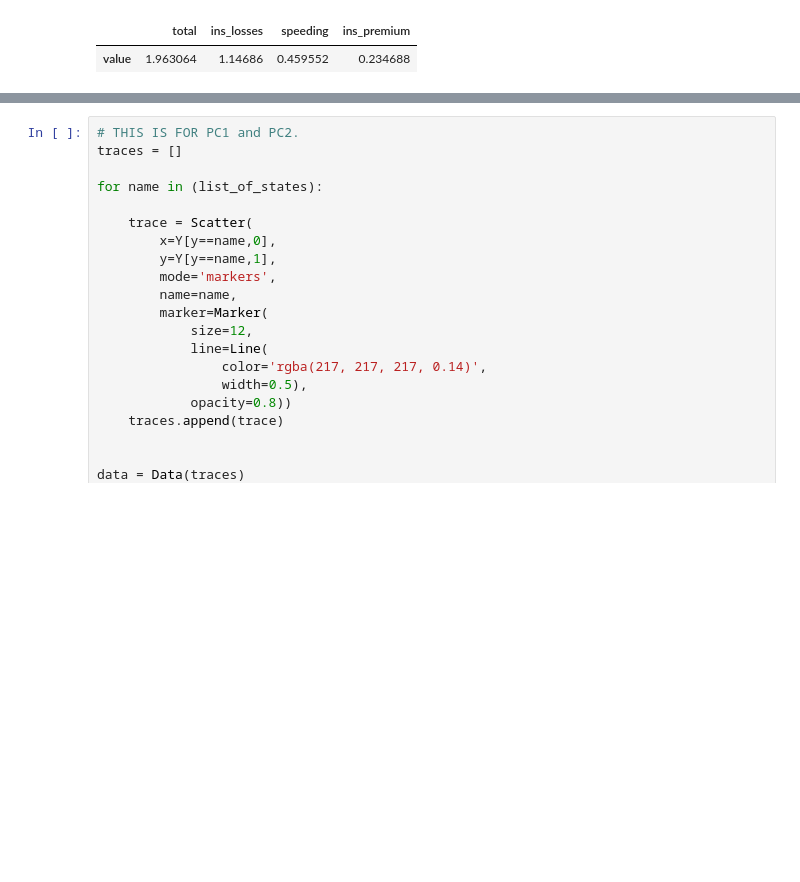
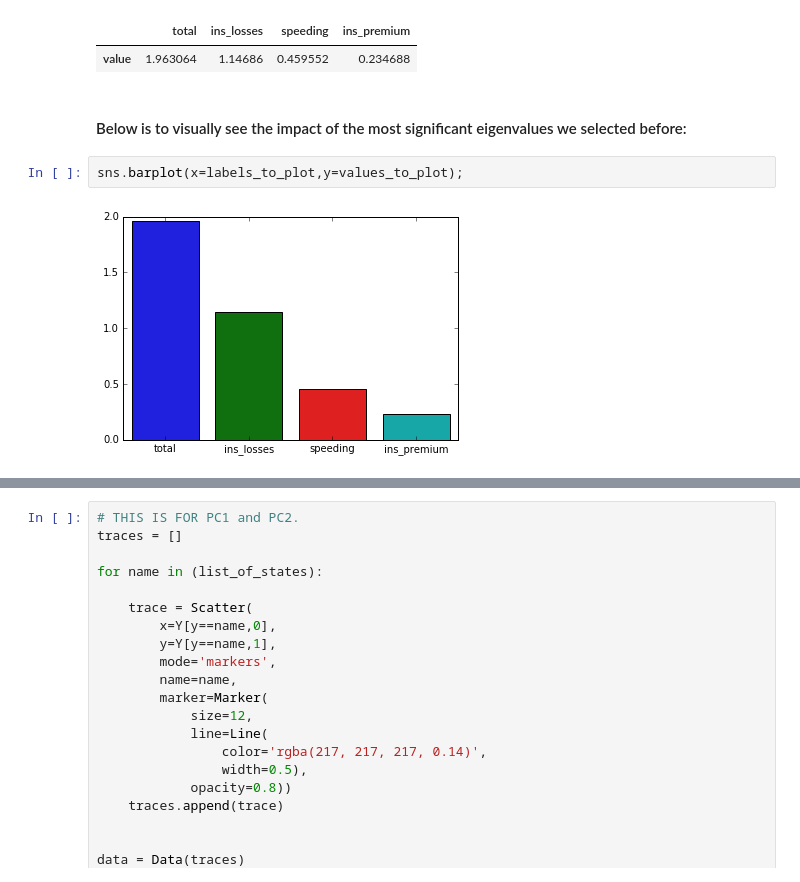
Before and after one commit to carlespoles/DSCI6001-student, a Jupyter notebook: week7/7.4/DSCI6001-7.4.Lab-PCA-CarlesPolesMielgo.ipynb, the cells around one changed output, grey strips where cells are left out. Saved outputs shown, nothing was run; the diff lists cells and outputs as text; blank space fills up the shorter version.

```diff
--- a/week7/7.4/DSCI6001-7.4.Lab-PCA-CarlesPolesMielgo.ipynb
+++ b/week7/7.4/DSCI6001-7.4.Lab-PCA-CarlesPolesMielgo.ipynb
@@ -729,4 +720,10 @@ driver_df
 # %% [output]
 |  | total | ins_losses | speeding | ins_premium |
 | value | 1.963064 | 1.14686 | 0.459552 | 0.234688 |
+# %% [markdown]
+#### Below is to visually see the impact of the most significant eigenvalues we selected before:
+# %%
+sns.barplot(x=labels_to_plot,y=values_to_plot);
+# %% [output]
+[figure, added]
 # %%
```
Also changed, not shown: parts of 4 cells of this notebook.
